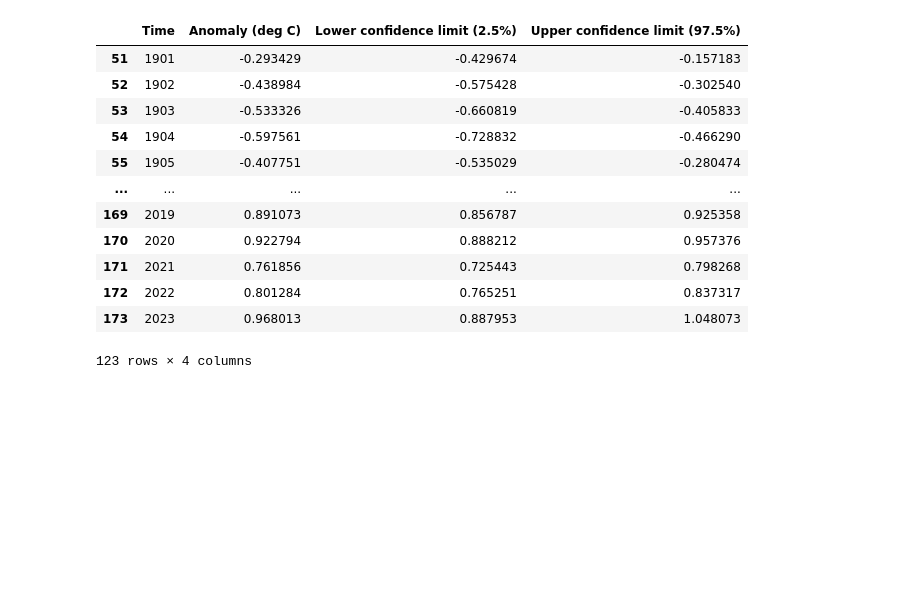
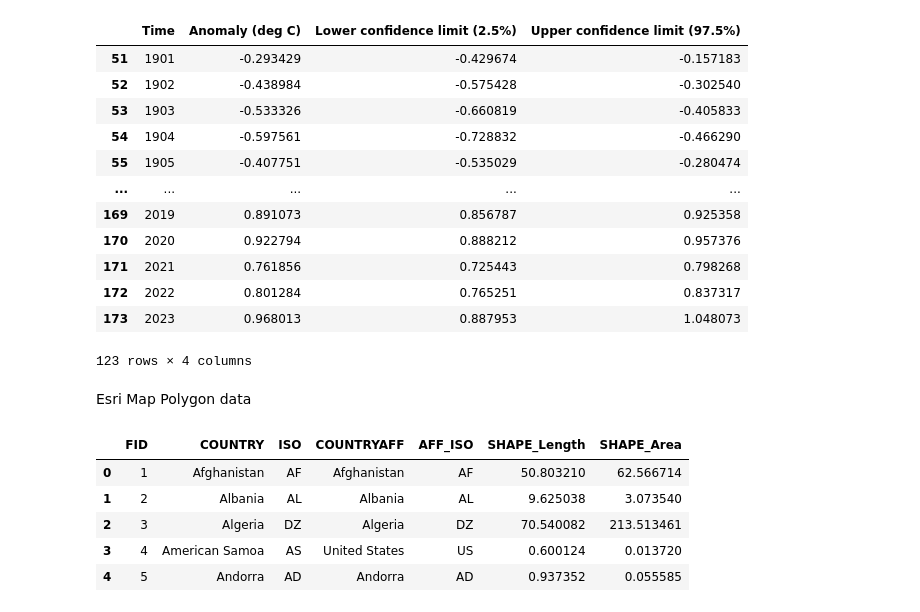
Before and after one commit to gauravpatil123/adv-projects-in-visualization, a Jupyter notebook: notebooks/project_main.ipynb, the cells around one changed output. Drawn from its saved outputs; the diff is of its cells as text; code cells hidden in the pictures; blank space fills up the shorter version.

```diff
--- a/notebooks/project_main.ipynb
+++ b/notebooks/project_main.ipynb
@@ -484,3 +484,16 @@ df_annual_anomaly_temp_filtered
 123 rows × 4 columns
 # %%
 df_annual_anomaly_temp_filtered.to_csv("../data/global temperatutes/annual_temp_anomaly_filtered.csv")
+# %% [markdown]
+Esri Map Polygon data
+# %%
+df_esri_world_map = pd.read_csv("../data/maps/World_Countries_Generalized.csv")
+# %%
+df_esri_world_map.head()
+# %% [output]
+|  | FID | COUNTRY | ISO | COUNTRYAFF | AFF_ISO | SHAPE_Length | SHAPE_Area |
+| 0 | 1 | Afghanistan | AF | Afghanistan | AF | 50.803210 | 62.566714 |
+| 1 | 2 | Albania | AL | Albania | AL | 9.625038 | 3.073540 |
+| 2 | 3 | Algeria | DZ | Algeria | DZ | 70.540082 | 213.513461 |
+| 3 | 4 | American Samoa | AS | United States | US | 0.600124 | 0.013720 |
+| 4 | 5 | Andorra | AD | Andorra | AD | 0.937352 | 0.055585 |
```
Also changed, not shown: parts of 13 cells of this notebook, 2 other files.
